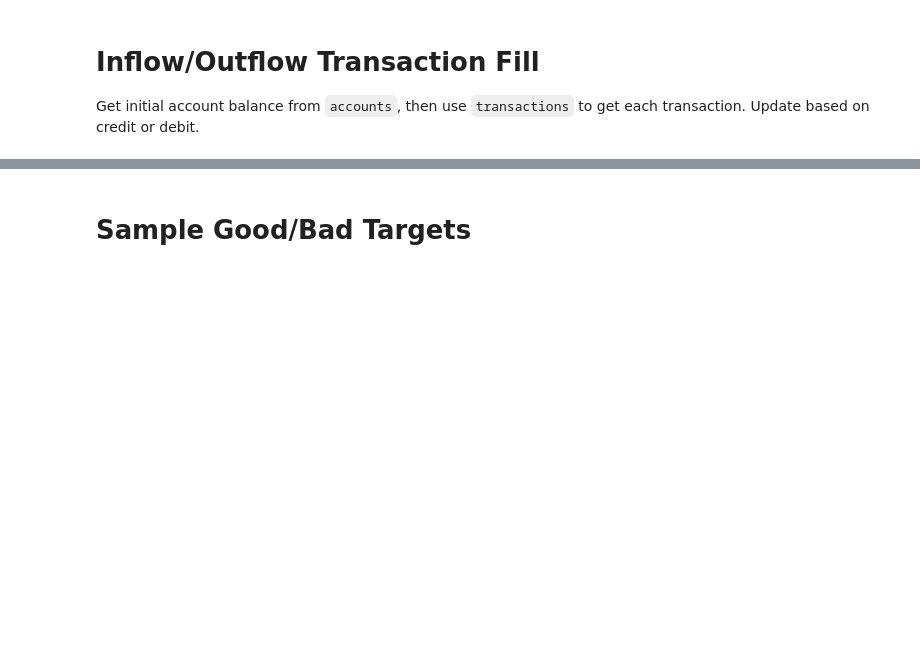
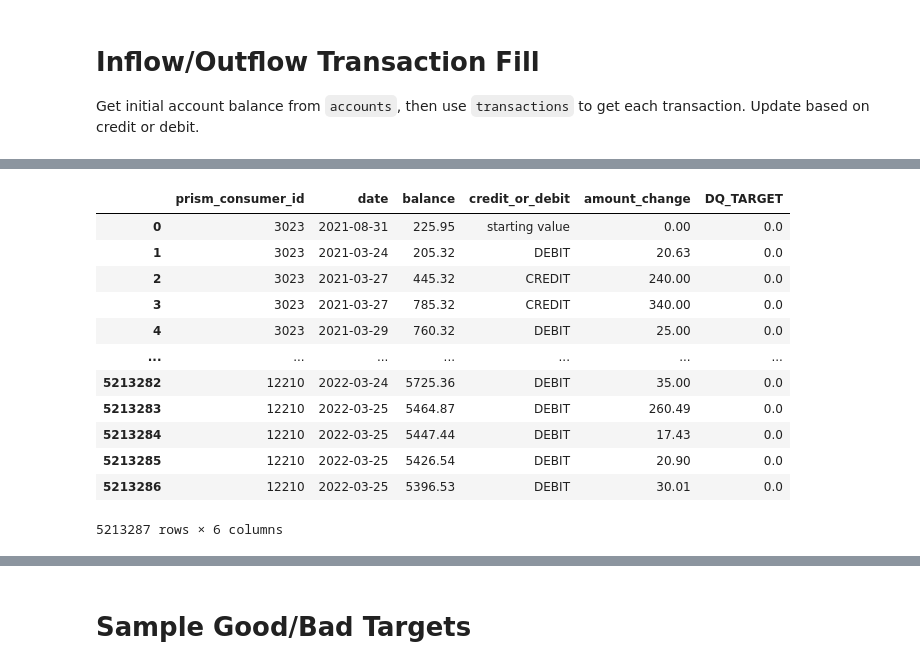
Before and after one commit to kangyuj0531/dsc180a-prism-data, a Jupyter notebook: feature_engineering/balance_over_time.ipynb, the cells around one changed output, grey strips where cells are left out. Cells and saved outputs as stored; diff of their text form; code cells hidden in the pictures; blank space fills up the shorter version.

```diff
--- a/feature_engineering/balance_over_time.ipynb
+++ b/feature_engineering/balance_over_time.ipynb
@@ -149,0 +48,19 @@ Wall time: 1min 28s
+# %%
+from scripts.backfill_transactions import build_backfill_df
+
+rows_df = build_backfill_df()
+rows_df
+# %% [output]
+|  | prism_consumer_id | date | balance | credit_or_debit | amount_change | DQ_TARGET |
+| 0 | 3023 | 2021-08-31 | 225.95 | starting value | 0.00 | 0.0 |
+| 1 | 3023 | 2021-03-24 | 205.32 | DEBIT | 20.63 | 0.0 |
+| 2 | 3023 | 2021-03-27 | 445.32 | CREDIT | 240.00 | 0.0 |
+| 3 | 3023 | 2021-03-27 | 785.32 | CREDIT | 340.00 | 0.0 |
+| 4 | 3023 | 2021-03-29 | 760.32 | DEBIT | 25.00 | 0.0 |
+| ... | ... | ... | ... | ... | ... | ... |
+| 5213282 | 12210 | 2022-03-24 | 5725.36 | DEBIT | 35.00 | 0.0 |
+| 5213283 | 12210 | 2022-03-25 | 5464.87 | DEBIT | 260.49 | 0.0 |
+| 5213284 | 12210 | 2022-03-25 | 5447.44 | DEBIT | 17.43 | 0.0 |
+| 5213285 | 12210 | 2022-03-25 | 5426.54 | DEBIT | 20.90 | 0.0 |
+| 5213286 | 12210 | 2022-03-25 | 5396.53 | DEBIT | 30.01 | 0.0 |
+5213287 rows × 6 columns
```
Also changed, not shown: parts of 4 cells of this notebook, 3 other files.
